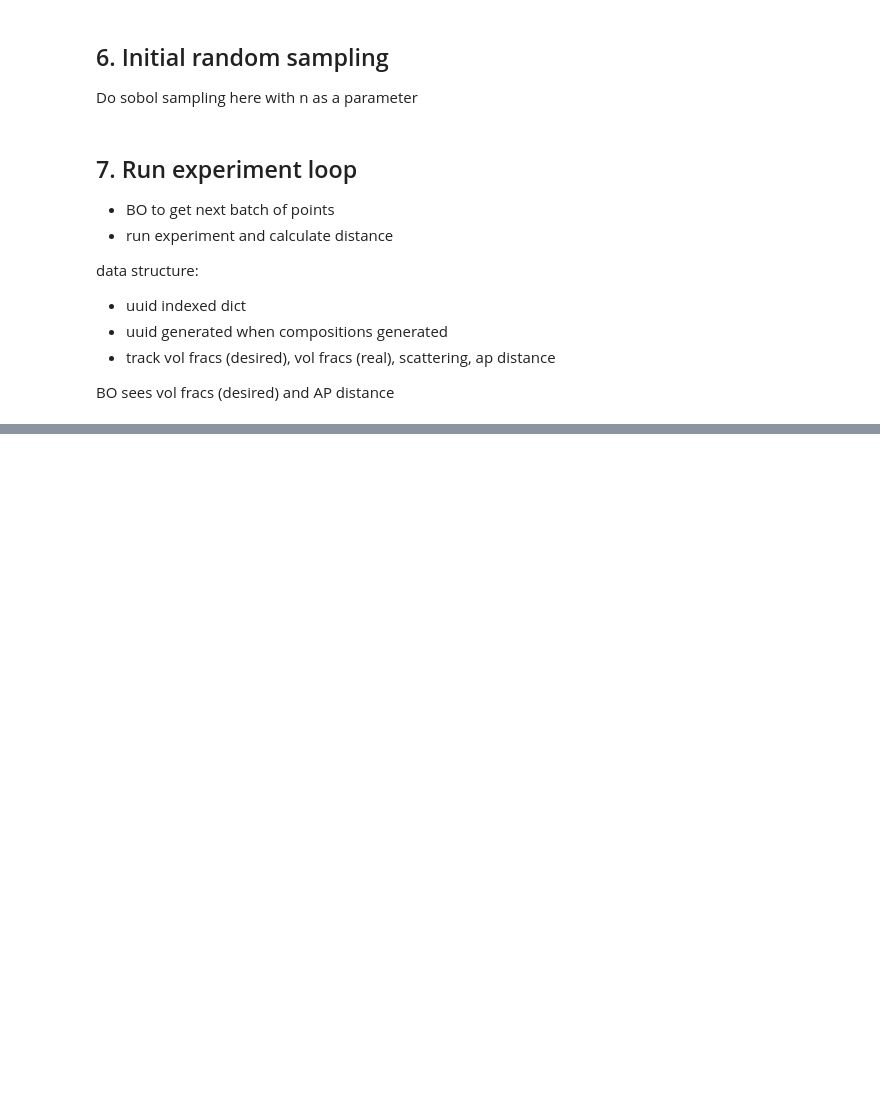
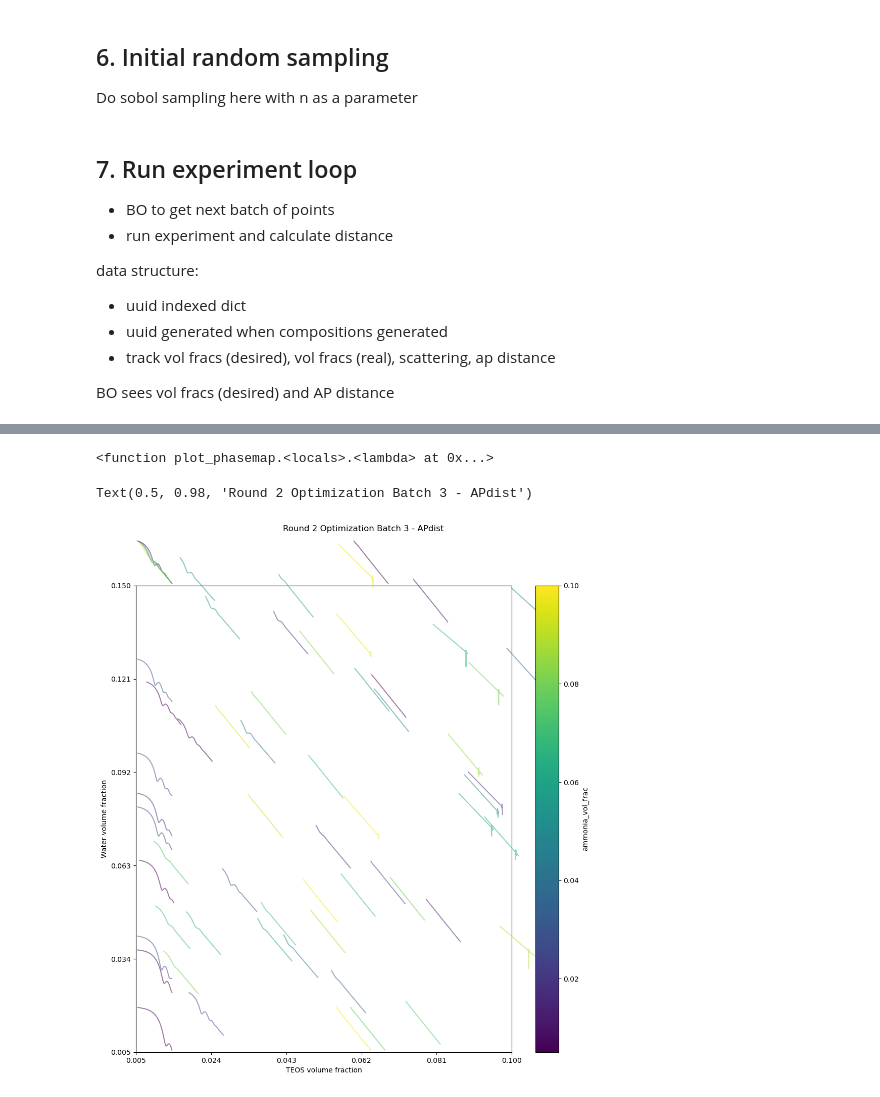
Before and after one commit to pozzo-research-group/silica-np-synthesis, a Jupyter notebook: in_silico_simulation/in_silico_sim_dev.ipynb, the cells around one changed output, grey strips where cells are left out. Drawn from its saved outputs; the diff is of its cells as text; code cells hidden in the pictures; blank space fills up the shorter version.

```diff
--- a/in_silico_simulation/in_silico_sim_dev.ipynb
+++ b/in_silico_simulation/in_silico_sim_dev.ipynb
@@ -377,0 +512,74 @@ Look at how things converged
+# %%
+x_name = 'TEOS'
+y_name = 'water'
+y_2_name = 'ammonia'
+
+x_min = teos_min_vf
+x_max = teos_max_vf
+y_min = water_min_vf
+y_max = water_max_vf
+
+y_2_min = ammonia_min_vf
+y_2_max = ammonia_max_vf
+
+bounds = np.array([[x_min, y_min], [x_max, y_max]])
+bounds_2 = np.array([[x_min, y_2_min], [x_max, y_2_max]])
+# %%
+x_key = 'teos_vol_frac'
+y_key = 'water_vol_frac'
+y_2_key = 'ammonia_vol_frac'
+
+
+fig, ax = plt.subplots(figsize = (12,12))
+
+c_1 = []
+s = []
+c_2 = []
+
+colors_1 = []
+colors_2 = []
+for uuid_val, sample in data.items():
+
+    x_val = sample[x_key]
+    y_val = sample[y_key]
+    y_2_val = sample[y_2_key]
+
+
+    I = np.log10(sample['scattering_I'])
+
+
+    q = q_grid
+
+    c_1.append([x_val, y_val])
+    s.append(I)
+    c_2.append([x_val, y_2_val])
+    colors_1.append(get_colormap_color(y_2_val, y_2_min, y_2_max))
+    colors_2.append(get_colormap_color(y_val, y_min, y_max))
+
+
+
+s = np.array(s)
+
+pd_utils.plot_phasemap(bounds, ax, c_1, s, colors = colors_1, scale_axis=True)
+#pd_utils.plot_phasemap(bounds_2, ax[1], c_2, s, colors = colors_2)
+
+
+ax.set_xlabel('TEOS volume fraction')
+ax.set_ylabel('Water volume fraction')
+#ax[1].set_xlabel('TEOS volume fraction')
+#ax[1].set_ylabel('Ammonia volume fraction')
+
+cmap_name = 'viridis'
+norm = mcolors.Normalize(vmin=y_2_min, vmax=y_2_max)
+cmap = cm.get_cmap(cmap_name)
+
+cbar = fig.colorbar(cm.ScalarMappable(norm=norm, cmap=cmap), ax=ax)
+cbar.set_label(y_2_key)
+
+
+fig.suptitle('Round 2 Optimization Batch 3 - APdist')
+#plt.savefig('Phaseplot_apdist_batch3_80nm.png', dpi = 300)
+# %% [output]
+<function plot_phasemap.<locals>.<lambda> at 0x...>
+Text(0.5, 0.98, 'Round 2 Optimization Batch 3 - APdist')
+[figure, added]
```
Also changed, not shown: parts of 45 cells of this notebook.
